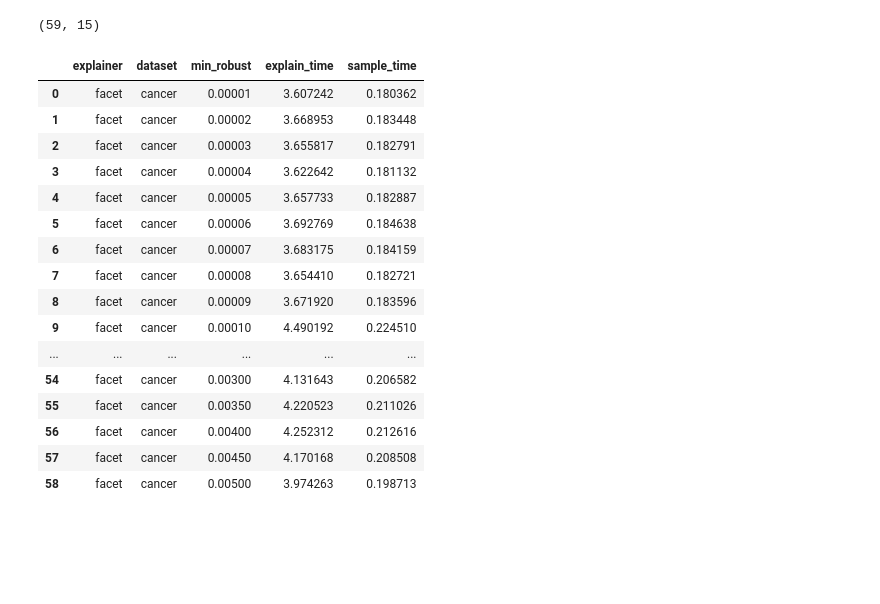
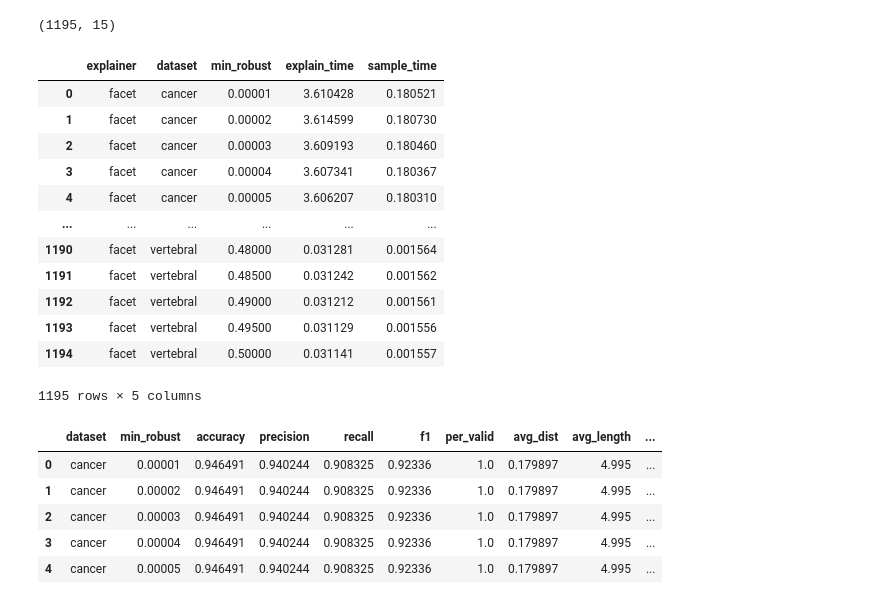
Before and after one commit to PeterVanNostrand/FACET, a Jupyter notebook: figures/vary_robustness.ipynb, the cells around one changed output. Cells and saved outputs as stored; diff of their text form; code cells hidden in the pictures; blank space fills up the shorter version.

```diff
--- a/figures/vary_robustness.ipynb
+++ b/figures/vary_robustness.ipynb
@@ -59,28 +43,28 @@ df.head()
 # %%
+# read in data
+df = pd.read_csv("../results/vary_robustness_turing_merged.csv")
+df.head()
+
 # Group by minimum robustness, dataset taking the average across each iteration
 df_grouped = df.groupby(["dataset", "min_robust"], as_index=False).mean()
 df_grouped["explainer"] = "facet"
 
 # show results after 2
 # df_grouped = df_grouped[(df_grouped['nconstr'] > 1)]
 print(df_grouped.shape)
 df_grouped[["explainer", "dataset", "min_robust", "explain_time", "sample_time"]]
 # %% [output]
-(59, 15)
+(1195, 15)
 |  | explainer | dataset | min_robust | explain_time | sample_time |
-| 0 | facet | cancer | 0.00001 | 3.607242 | 0.180362 |
-| 1 | facet | cancer | 0.00002 | 3.668953 | 0.183448 |
-| 2 | facet | cancer | 0.00003 | 3.655817 | 0.182791 |
-| 3 | facet | cancer | 0.00004 | 3.622642 | 0.181132 |
-| 4 | facet | cancer | 0.00005 | 3.657733 | 0.182887 |
-| 5 | facet | cancer | 0.00006 | 3.692769 | 0.184638 |
-| 6 | facet | cancer | 0.00007 | 3.683175 | 0.184159 |
-| 7 | facet | cancer | 0.00008 | 3.654410 | 0.182721 |
-| 8 | facet | cancer | 0.00009 | 3.671920 | 0.183596 |
-| 9 | facet | cancer | 0.00010 | 4.490192 | 0.224510 |
+| 0 | facet | cancer | 0.00001 | 3.610428 | 0.180521 |
+| 1 | facet | cancer | 0.00002 | 3.614599 | 0.180730 |
+| 2 | facet | cancer | 0.00003 | 3.609193 | 0.180460 |
+| 3 | facet | cancer | 0.00004 | 3.607341 | 0.180367 |
+| 4 | facet | cancer | 0.00005 | 3.606207 | 0.180310 |
 | ... | ... | ... | ... | ... | ... |
-| 54 | facet | cancer | 0.00300 | 4.131643 | 0.206582 |
-| 55 | facet | cancer | 0.00350 | 4.220523 | 0.211026 |
-| 56 | facet | cancer | 0.00400 | 4.252312 | 0.212616 |
-| 57 | facet | cancer | 0.00450 | 4.170168 | 0.208508 |
-| 58 | facet | cancer | 0.00500 | 3.974263 | 0.198713 |
+| 1190 | facet | vertebral | 0.48000 | 0.031281 | 0.001564 |
+| 1191 | facet | vertebral | 0.48500 | 0.031242 | 0.001562 |
+| 1192 | facet | vertebral | 0.49000 | 0.031212 | 0.001561 |
+| 1193 | facet | vertebral | 0.49500 | 0.031129 | 0.001556 |
+| 1194 | facet | vertebral | 0.50000 | 0.031141 | 0.001557 |
+1195 rows × 5 columns
@@ -86,0 +107,9 @@ df_grouped[["explainer", "dataset", "min_robust", "explain_time", "sample_time"]
+# %%
+results.head()
+# %% [output]
+|  | dataset | min_robust | accuracy | precision | recall | f1 | per_valid | avg_dist | avg_length | ... |
+| 0 | cancer | 0.00001 | 0.946491 | 0.940244 | 0.908325 | 0.92336 | 1.0 | 0.179897 | 4.995 | ... |
+| 1 | cancer | 0.00002 | 0.946491 | 0.940244 | 0.908325 | 0.92336 | 1.0 | 0.179897 | 4.995 | ... |
+| 2 | cancer | 0.00003 | 0.946491 | 0.940244 | 0.908325 | 0.92336 | 1.0 | 0.179897 | 4.995 | ... |
+| 3 | cancer | 0.00004 | 0.946491 | 0.940244 | 0.908325 | 0.92336 | 1.0 | 0.179897 | 4.995 | ... |
+| 4 | cancer | 0.00005 | 0.946491 | 0.940244 | 0.908325 | 0.92336 | 1.0 | 0.179897 | 4.995 | ... |
```
Also changed, not shown: parts of 11 cells of this notebook, 2 other files.
